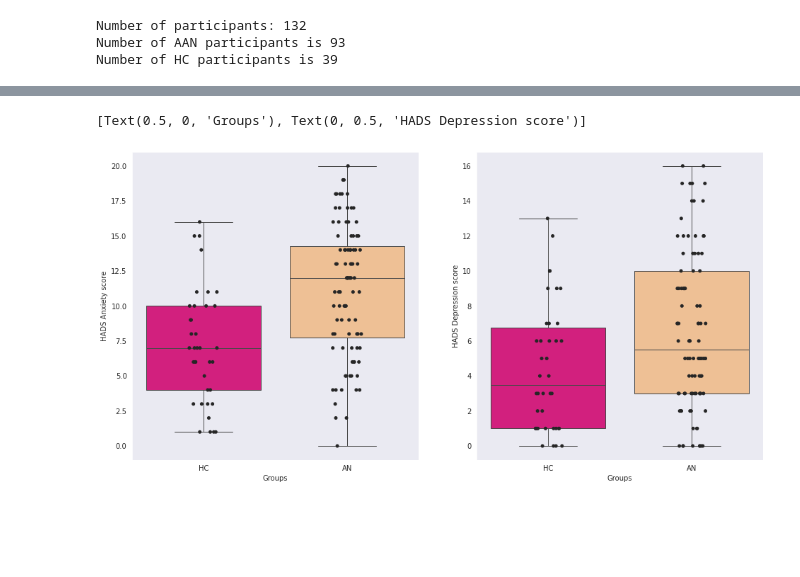
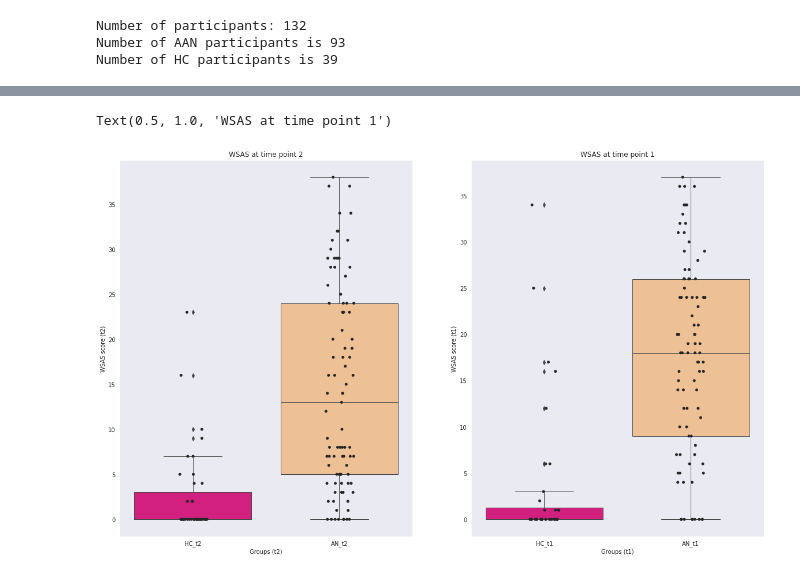
Before and after one commit to WMDA/BB_data, a Jupyter notebook: presentations/meeting.ipynb, the cells around one changed output, grey strips where cells are left out. Saved outputs shown, nothing was run; the diff lists cells and outputs as text; code cells hidden in the pictures; blank space fills up the shorter version.

```diff
--- a/presentations/meeting.ipynb
+++ b/presentations/meeting.ipynb
@@ -33,3 +34,10 @@ bmi_df = bmi()
 edeq_df = edeq()
 aq_df = aq10()
 time_df = time()
+# %%
+edeq_t1 = t1('edeq')
+hads_t1 = t1('hads')
+bmi_t1 = t1('bmi')
+oci_t1 = t1('oci')
+aq10_t1 = t1('aq10')
+wsas_t1 = t1('wsas')
@@ -54,12 +134,14 @@ df: 128.0
 # %%
-fig,ax = plt.subplots(1,2, figsize=(16,8))
-sns.boxplot(x='group', y='anxiety', data=hads_df, ax=ax[0], linewidth=1, palette='Accent_r')
-sns.stripplot(ax=ax[0], x="group", y="anxiety", data=hads_df, color=".15")
-ax[0].set(xlabel='Groups', ylabel='HADS Anxiety score')
+fig,ax = plt.subplots(1,2, figsize=(20,12))
+sns.boxplot(x='group', y='overall_score', data=wsas_df, ax=ax[0], linewidth=1, palette='Accent_r')
+sns.stripplot(x="group", y="overall_score", data=wsas_df, ax=ax[0], color=".15")
+ax[0].set(xlabel='Groups (t2)', ylabel='WSAS score (t2)')
+ax[0].set_title('WSAS at time point 2')
 
-sns.boxplot(x='group', y='depression', data=hads_df, ax=ax[1], linewidth=1, palette='Accent_r')
-sns.stripplot(ax=ax[1], x="group", y="depression", data=hads_df, color=".15")
-ax[1].set(xlabel='Groups', ylabel='HADS Depression score')
+sns.boxplot(x='group', y='initial_WSAS', data=wsas_t1, ax=ax[1], linewidth=1, palette='Accent_r')
+sns.stripplot(x="group", y="initial_WSAS", data=wsas_t1, ax=ax[1], color=".15")
+ax[1].set(xlabel='Groups (t1)', ylabel='WSAS score (t1)')
+ax[1].set_title('WSAS at time point 1')
 # %% [output]
-[Text(0.5, 0, 'Groups'), Text(0, 0.5, 'HADS Depression score')]
+Text(0.5, 1.0, 'WSAS at time point 1')
-[figure, old version]
+[figure, new version]
```
Also changed, not shown: parts of 13 cells of this notebook, 6 other files.
